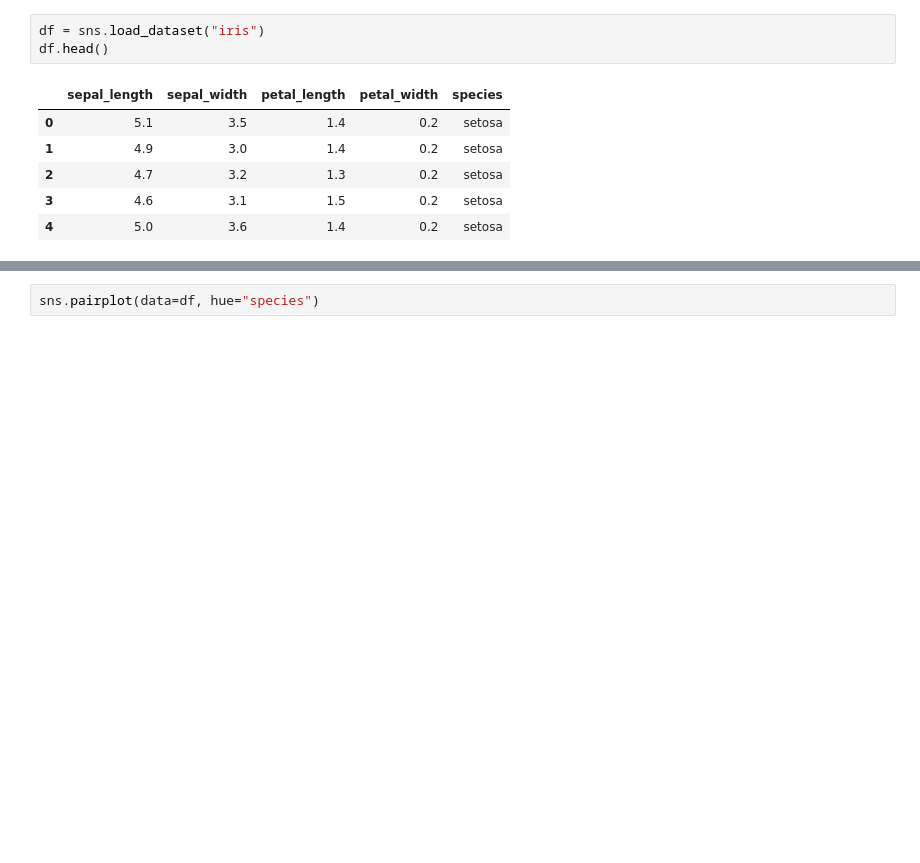
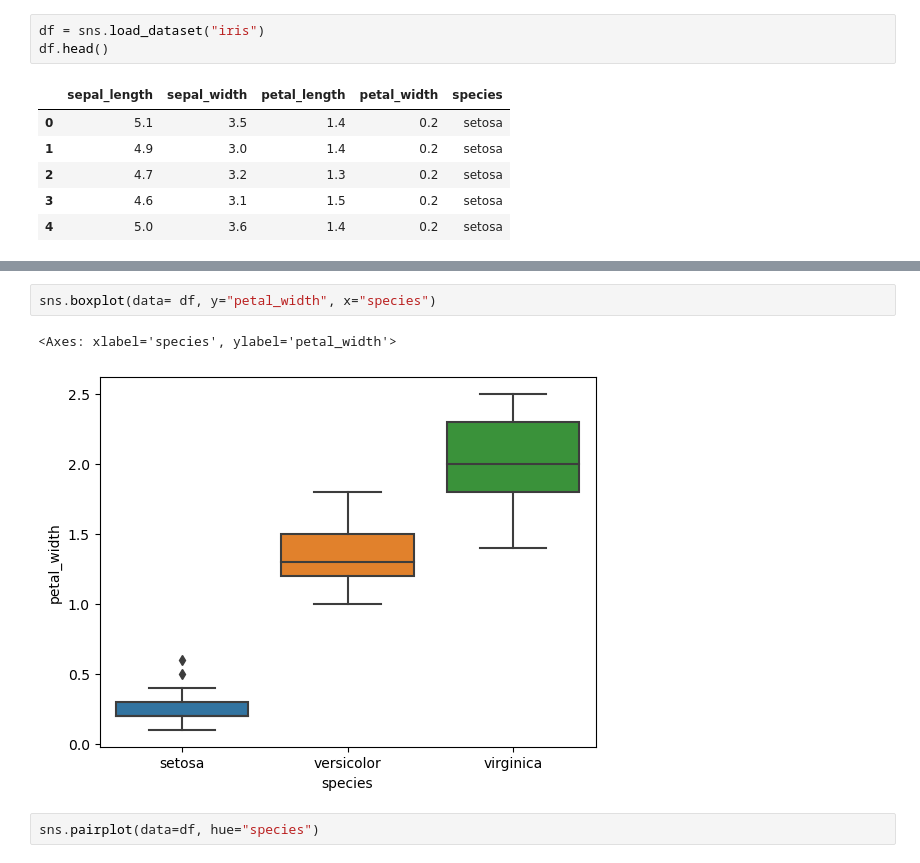
Before and after one commit to MigashaneVictoire/numpy-pandas-visualization-exercises, a Jupyter notebook: seaborn_exercises.ipynb, the cells around one changed output, grey strips where cells are left out. Saved outputs shown, nothing was run; the diff lists cells and outputs as text; blank space fills up the shorter version.

```diff
--- a/seaborn_exercises.ipynb
+++ b/seaborn_exercises.ipynb
@@ -42,3 +47,8 @@ Which features would be best used to predict species?
+# %%
+sns.boxplot(data= df, y="petal_width", x="species")
+# %% [output]
+<Axes: xlabel='species', ylabel='petal_width'>
+[figure, added]
 # %%
 sns.pairplot(data=df, hue="species")
 # %% [output]
```
Also changed, not shown: parts of 36 cells of this notebook.
